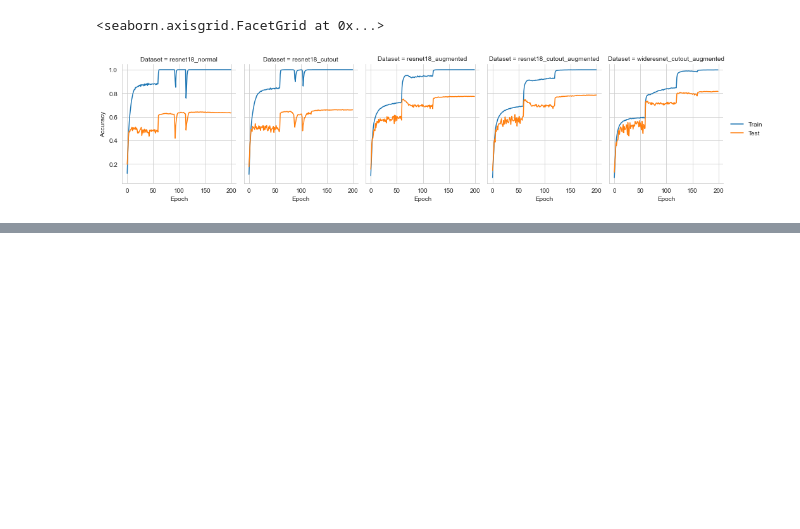
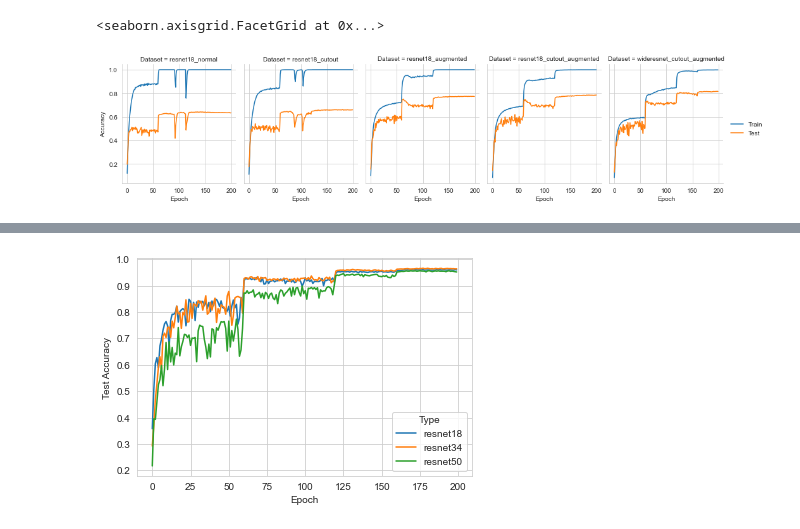
Before and after one commit to WiIIiamTang/Cutout, a Jupyter notebook: plotmodels.ipynb, the cells around one changed output, grey strips where cells are left out. Saved outputs shown, nothing was run; the diff lists cells and outputs as text; code cells hidden in the pictures; blank space fills up the shorter version.

Commit message:
depth comparison plot"

```diff
--- a/plotmodels.ipynb
+++ b/plotmodels.ipynb
@@ -117,3 +117,32 @@ g.add_legend()
 2000
 <seaborn.axisgrid.FacetGrid at 0x...>
 [figure]
+# %%
+df = {
+        'Epoch': [],
+        'Type': [],
+        'Test Accuracy': []
+    }
+
+for path in ['resnet18_cutout_augmented', 'resnet34', 'resnet50']:
+    with open(f'logs/cifar10_{path}.csv') as f:
+        line = f.readline().strip()
+        while (line!='""'):
+            line = f.readline().strip()
+
+        lines = f.readlines()
+
+        for line in lines:
+            if line=='\n' or line=='epoch,train_acc,test_acc\n':
+                continue
+
+            values = [float(x) for x in line.strip().split(',')]
+
+            df['Epoch'].append(values[0])
+            df['Type'].append(path.strip('_cutout_augmented'))
+            df['Test Accuracy'].append(values[2])
+
+df = pd.DataFrame(df)
+
+sns.lineplot(x='Epoch', y='Test Accuracy', data=df, hue='Type')
+# %% [output]
@@ -119,0 +150 @@ g.add_legend()
+[figure, added]
```
Also changed, not shown: parts of 1 cell of this notebook, 1 other file.
